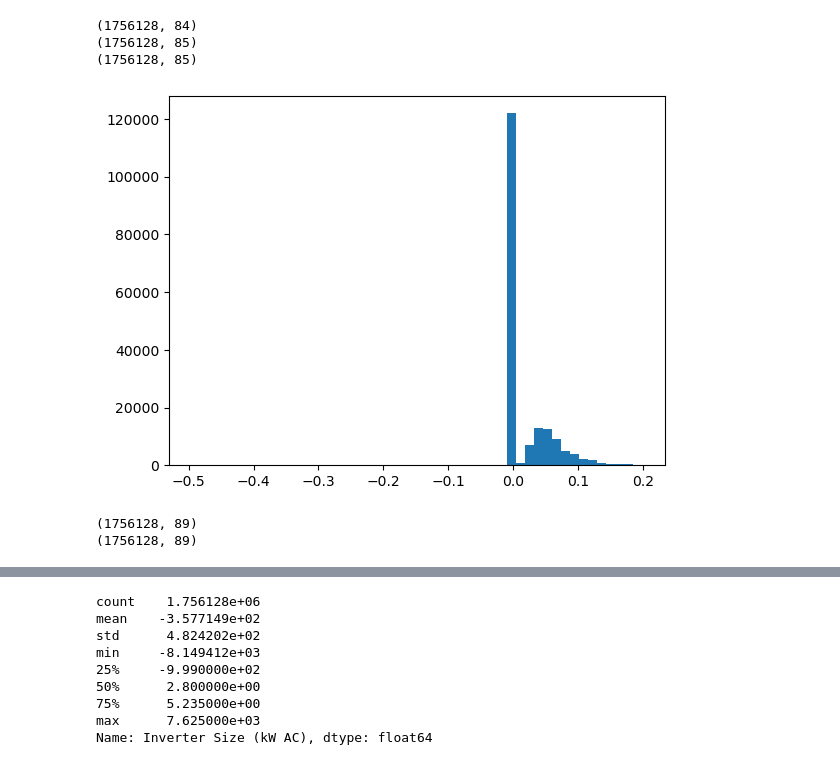
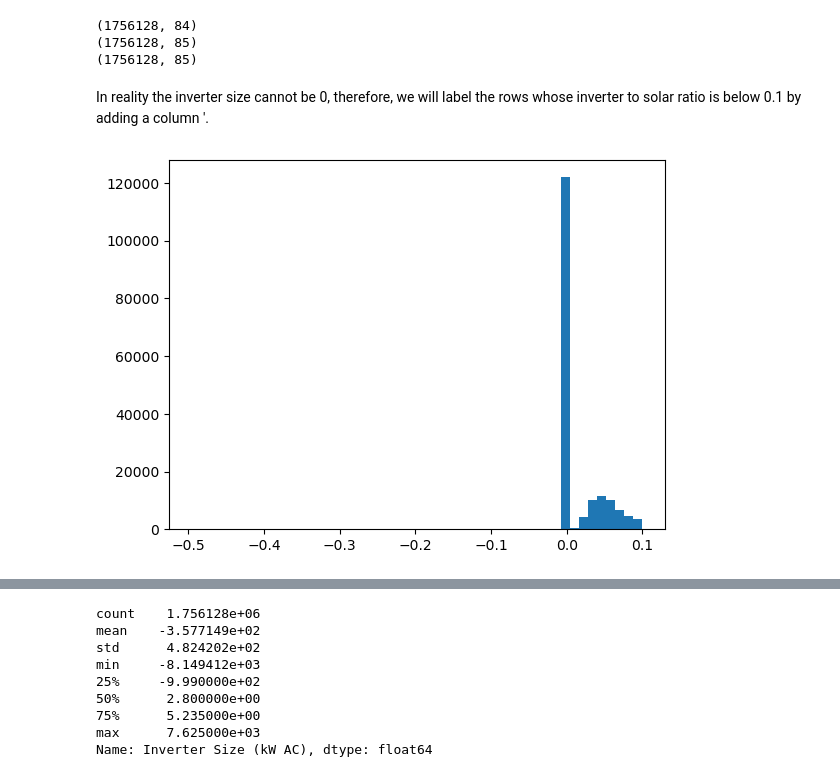
Before and after one commit to jiadiz/Pricing-after-Predicting-Competitor-Prices, a Jupyter notebook: Pricing Project.ipynb, the cells around one changed output, grey strips where cells are left out. Drawn from its saved outputs; the diff is of its cells as text; code cells hidden in the pictures.

```diff
--- a/Pricing Project.ipynb
+++ b/Pricing Project.ipynb
@@ -290,21 +251,15 @@ print(res_data.shape)
 (1756128, 84)
 (1756128, 85)
 (1756128, 85)
+# %% [markdown]
+In reality the inverter size cannot be 0, therefore, we will label the rows whose inverter to solar ratio is below 0.1 by adding a column '.
 # %%
 res_data['inverter_solar_ratio'] = res_data['Inverter Size (kW AC)']/res_data['System Size AC']
 # plt.hist(exp[exp['indi'] < 0.5][exp['inverter_solar_ratio'] > 0.05]['indi'], bins = 100)
-plt.hist(res_data['inverter_solar_ratio'][(res_data['Inverter Size (kW AC)']!=-999)&(res_data['inverter_solar_ratio'] < 0.2)&(res_data['inverter_solar_ratio'] >-0.5)], bins = 50)
+plt.hist(res_data['inverter_solar_ratio'][(res_data['Inverter Size (kW AC)']!=-999)&(res_data['inverter_solar_ratio'] < 0.1)&(res_data['inverter_solar_ratio'] >-0.5)], bins = 50)
 plt.show()
 # %% [output]
-[figure, old version]
+[figure, new version]
 # %%
 res_data['Inverter_is_0'] = res_data['Inverter Size (kW AC)'].apply(lambda x:x== 0)
 res_data['abnormally_small_inverter'] = res_data['inverter_solar_ratio'].apply(lambda x:(x > 0)&(x<0.2))
-# %%
-res_data['Itc_value_missing'] = res_data['Itc Cost Basis'].isnull().astype(int)
-print(res_data.shape)
-res_data['Itc Cost Basis'].fillna(-99999, inplace=True)
-print(res_data.shape)
-# %% [output]
-(1756128, 89)
-(1756128, 89)
```
Also changed, not shown: parts of 117 cells of this notebook.
